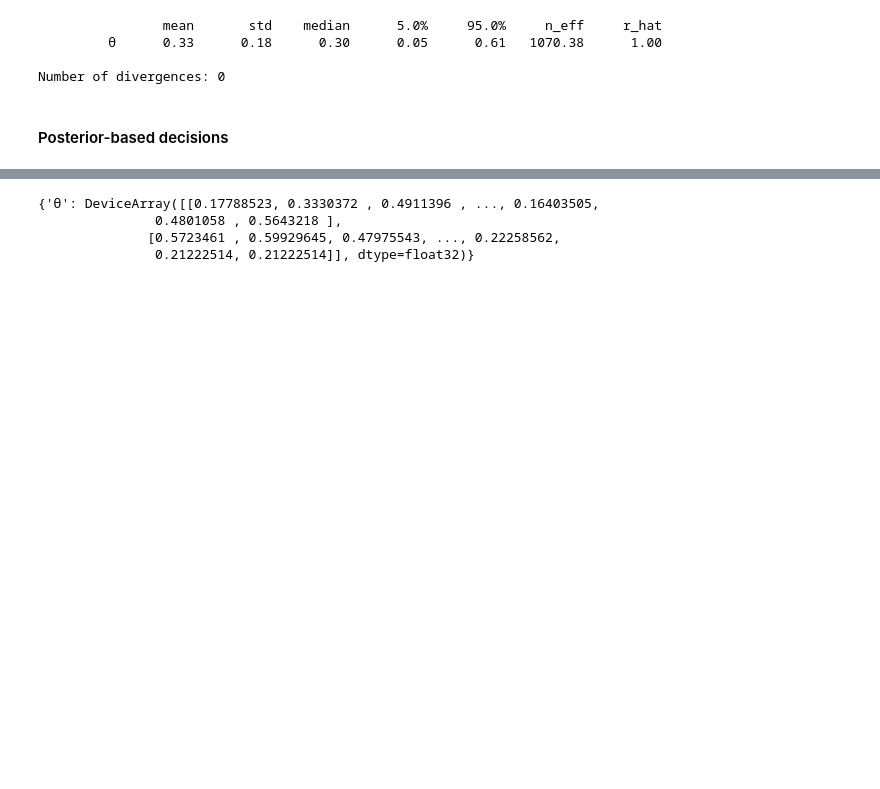
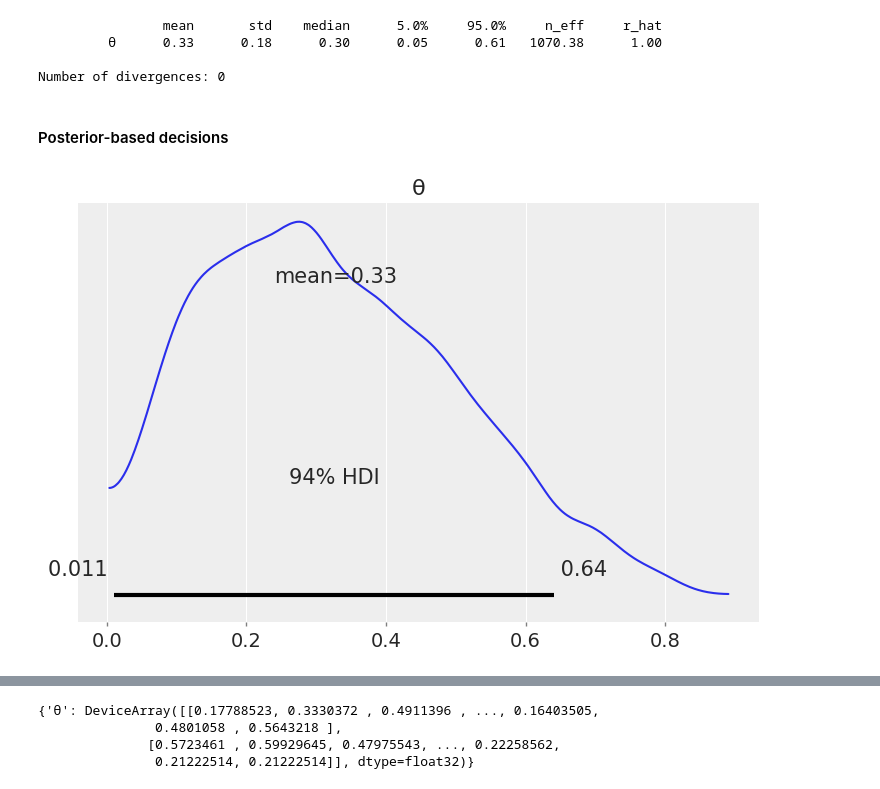
Before and after one commit to tallamjr/bap-numpyro, a Jupyter notebook: notebooks/02-programming-probabilistically.ipynb, the cells around one changed output, grey strips where cells are left out. Cells and saved outputs as stored; diff of their text form; code cells hidden in the pictures; blank space fills up the shorter version.

```diff
--- a/notebooks/02-programming-probabilistically.ipynb
+++ b/notebooks/02-programming-probabilistically.ipynb
@@ -68,5 +70,7 @@ Number of divergences: 0
 # %% [markdown]
 #### Posterior-based decisions
 # %%
-az.plot_dist(az.from_numpyro(mcmc))
+az.plot_posterior(az.from_numpyro(mcmc))
 plt.show()
+# %% [output]
+[figure, added]
```
Also changed, not shown: parts of 27 cells of this notebook.
